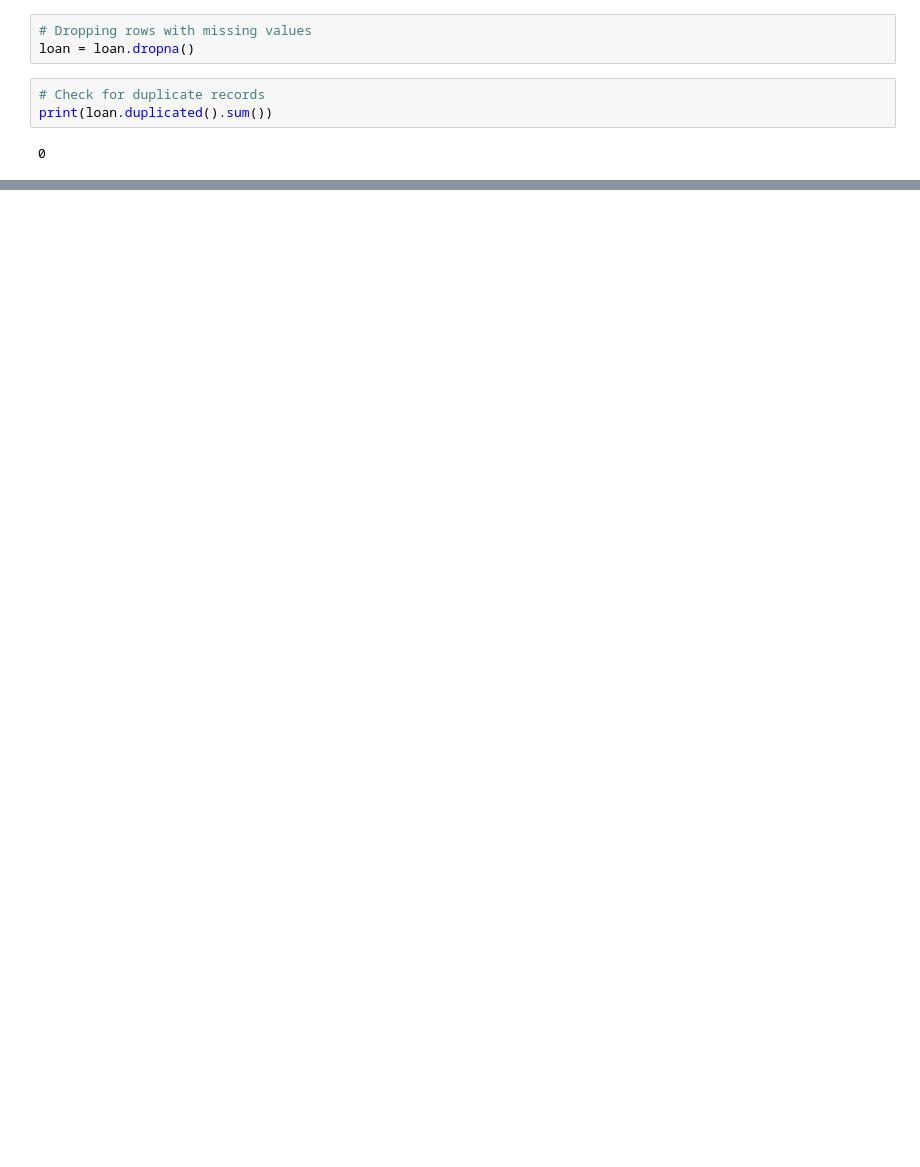
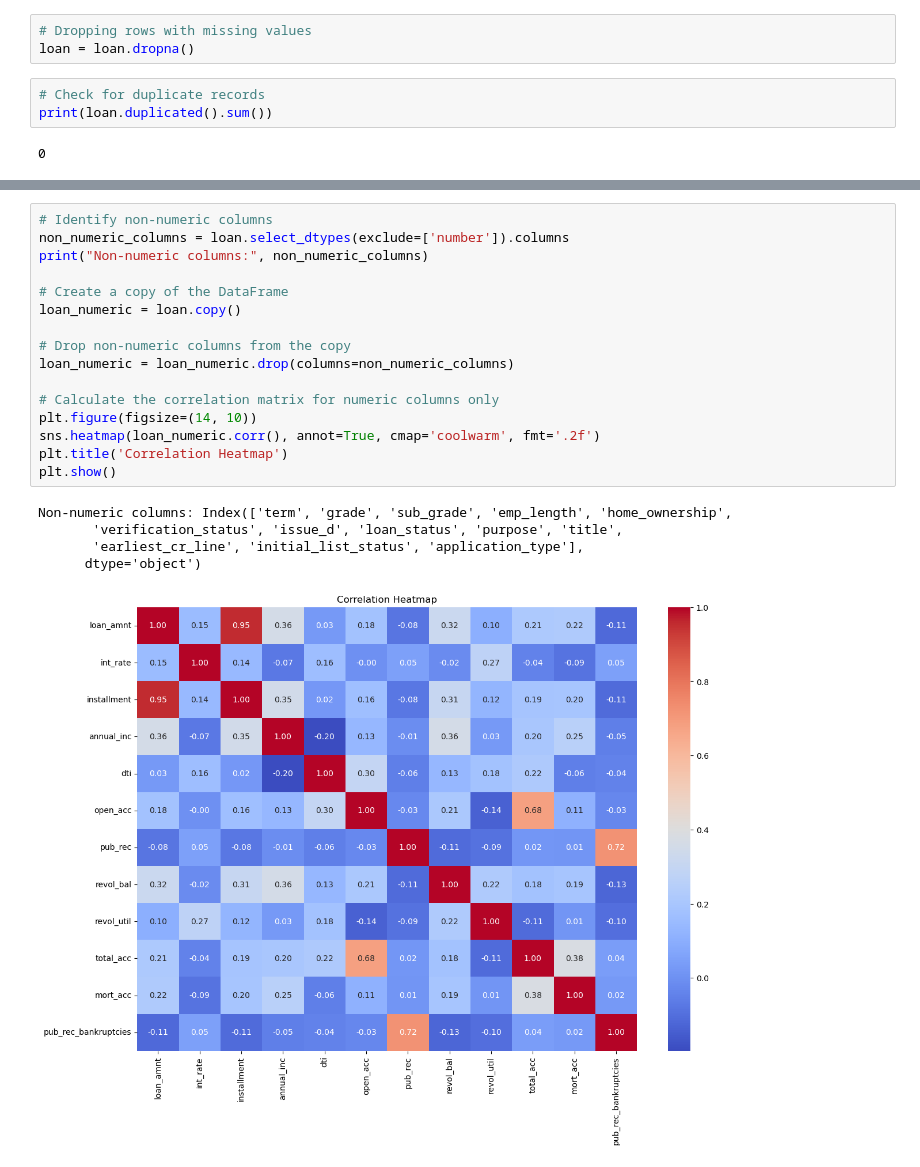
Before and after one commit to neilfatalis/loan-default-prediction, a Jupyter notebook: loan-default-prediction.ipynb, the cells around one changed output, grey strips where cells are left out. Drawn from its saved outputs; the diff is of its cells as text; blank space fills up the shorter version.

```diff
--- a/loan-default-prediction.ipynb
+++ b/loan-default-prediction.ipynb
@@ -164,0 +219,22 @@ Number of columns: 27
+# %%
+# Identify non-numeric columns
+non_numeric_columns = loan.select_dtypes(exclude=['number']).columns
+print("Non-numeric columns:", non_numeric_columns)
+
+# Create a copy of the DataFrame
+loan_numeric = loan.copy()
+
+# Drop non-numeric columns from the copy
+loan_numeric = loan_numeric.drop(columns=non_numeric_columns)
+
+# Calculate the correlation matrix for numeric columns only
+plt.figure(figsize=(14, 10))
+sns.heatmap(loan_numeric.corr(), annot=True, cmap='coolwarm', fmt='.2f')
+plt.title('Correlation Heatmap')
+plt.show()
+# %% [output]
+Non-numeric columns: Index(['term', 'grade', 'sub_grade', 'emp_length', 'home_ownership',
+       'verification_status', 'issue_d', 'loan_status', 'purpose', 'title',
+       'earliest_cr_line', 'initial_list_status', 'application_type'],
+      dtype='object')
+[figure, added]
```
Also changed, not shown: parts of 15 cells of this notebook.
